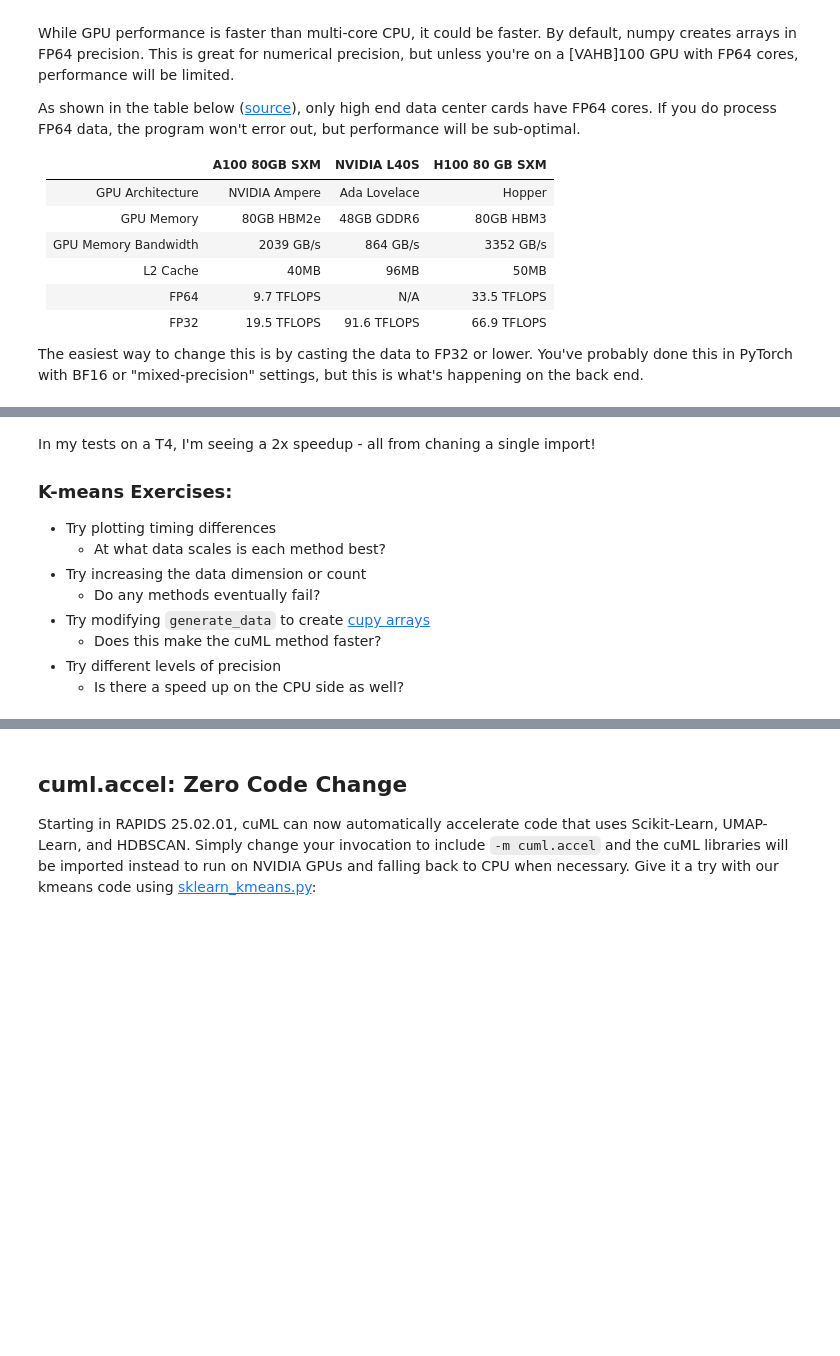
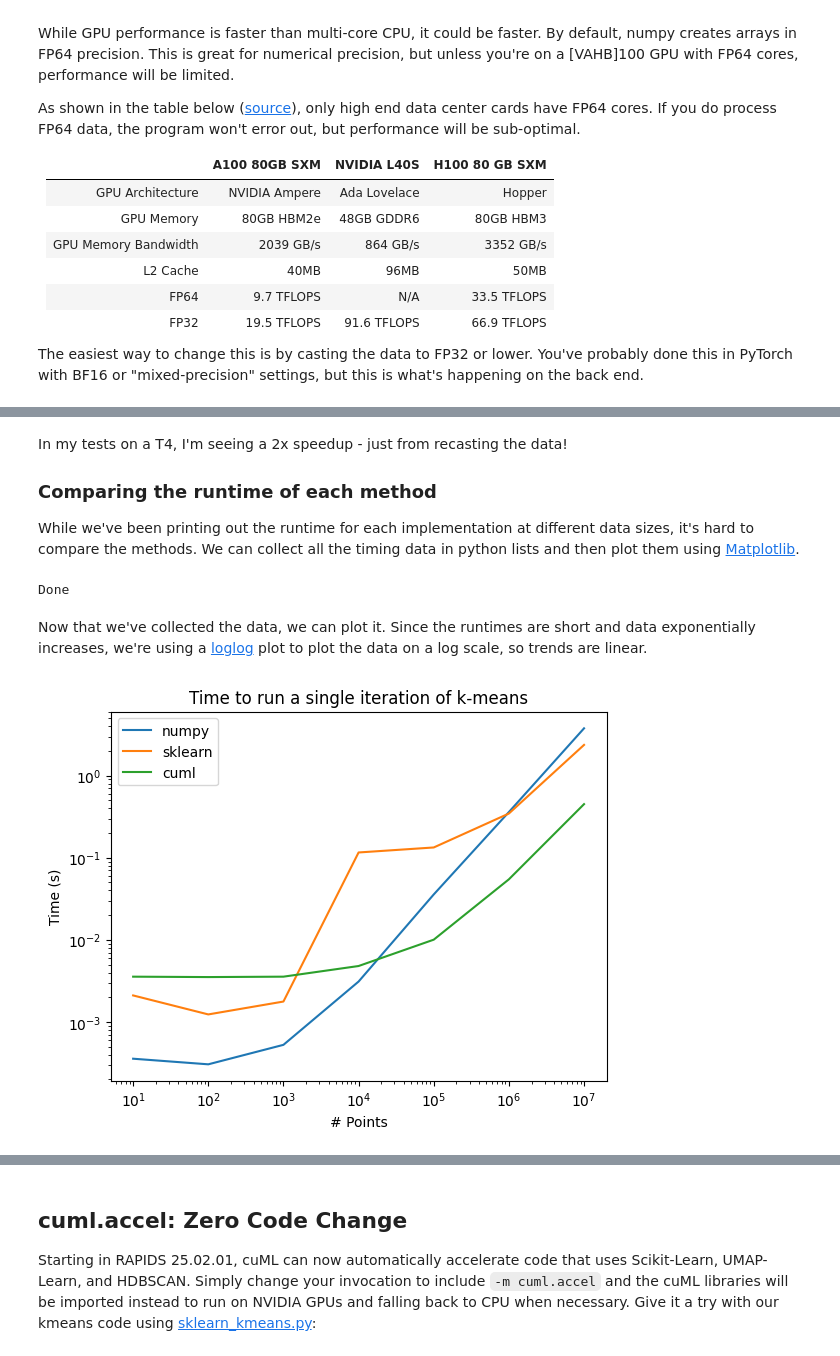
Before and after one commit to darrenjhsu/gpu_data_science_intro, a Jupyter notebook: workspace/01-introduction.ipynb, the cells around one changed output, grey strips where cells are left out. Saved outputs shown, nothing was run; the diff lists cells and outputs as text; code cells hidden in the pictures; blank space fills up the shorter version.

```diff
--- a/workspace/01-introduction.ipynb
+++ b/workspace/01-introduction.ipynb
@@ -335,14 +337,60 @@ Finished cuml-kmeans on 10000000 points in 0.6129 seconds
 Done
 # %% [markdown]
-In my tests on a T4, I'm seeing a 2x speedup - all from chaning a single import!
+In my tests on a T4, I'm seeing a 2x speedup - just from recasting the data!
 
-### K-means Exercises:
+### Comparing the runtime of each method
 
-- Try plotting timing differences
-  - At what data scales is each method best?
-- Try increasing the data dimension or count
-  - Do any methods eventually fail?
-- Try modifying `generate_data` to create [cupy arrays](https://docs.cupy.dev/en/stable/user_guide/basic.html)
-  - Does this make the cuML method faster?
-- Try different levels of precision
-  - Is there a speed up on the CPU side as well?
+While we've been printing out the runtime for each implementation at different data sizes, it's hard to compare the methods.
+We can collect all the timing data in python lists and then plot them using [Matplotlib](https://matplotlib.org/).
+# %%
+# https://docs.rapids.ai/api/cuml/stable/api/#k-means-clustering
+from cuml.cluster import KMeans as cuml_KMeans
+from sklearn.cluster import KMeans
+from kmeans import k_means
+
+k, d = 4, 4
+
+numpy_t = [[], []]
+sklearn_t = [[], []]
+cuml_t = [[], []]
+
+for N in [10**power for power in range(1,8)]:
+    # Use same data for all implementations
+    data, real_centroids = generate_data(k=k, n=N, d=d, cmin=0, cmax=100)
+
+    start = time()
+    k_means(data, k, max_iterations=1)
+    numpy_t[1].append(time()-start)
+    numpy_t[0].append(N)
+
+    start = time()
+    assignments = KMeans(n_clusters=k, random_state=0, max_iter=1, n_init='auto').fit_predict(data)
+    sklearn_t[1].append(time()-start)
+    sklearn_t[0].append(N)
+
+    # Cast the data to FP32
+    data = data.astype(np.float32)
+
+    start = time()
+    assignments = cuml_KMeans(n_clusters=k, random_state=0, max_iter=1, n_init='auto').fit_predict(data)
+    cuml_t[1].append(time()-start)
+    cuml_t[0].append(N)
+    del data, real_centroids
+print("Done")
+# %% [output]
+Done
+# %% [markdown]
+Now that we've collected the data, we can plot it.
+Since the runtimes are short and data exponentially increases, we're using a [loglog](https://matplotlib.org/stable/api/_as_gen/matplotlib.pyplot.loglog.html) plot to plot the data on a log scale, so trends are linear.
+# %%
+plt.figure()
+plt.loglog(numpy_t[0], numpy_t[1], label="numpy")
+plt.loglog(sklearn_t[0], sklearn_t[1], label="sklearn")
+plt.loglog(cuml_t[0], cuml_t[1], label="cuml")
+plt.xlabel("# Points")
+plt.ylabel("Time (s)")
+plt.title("Time to run a single iteration of k-means")
+plt.legend()
+plt.show()
+# %% [output]
+[figure, added]
```
Also changed, not shown: parts of 12 cells of this notebook, 2 other files.
